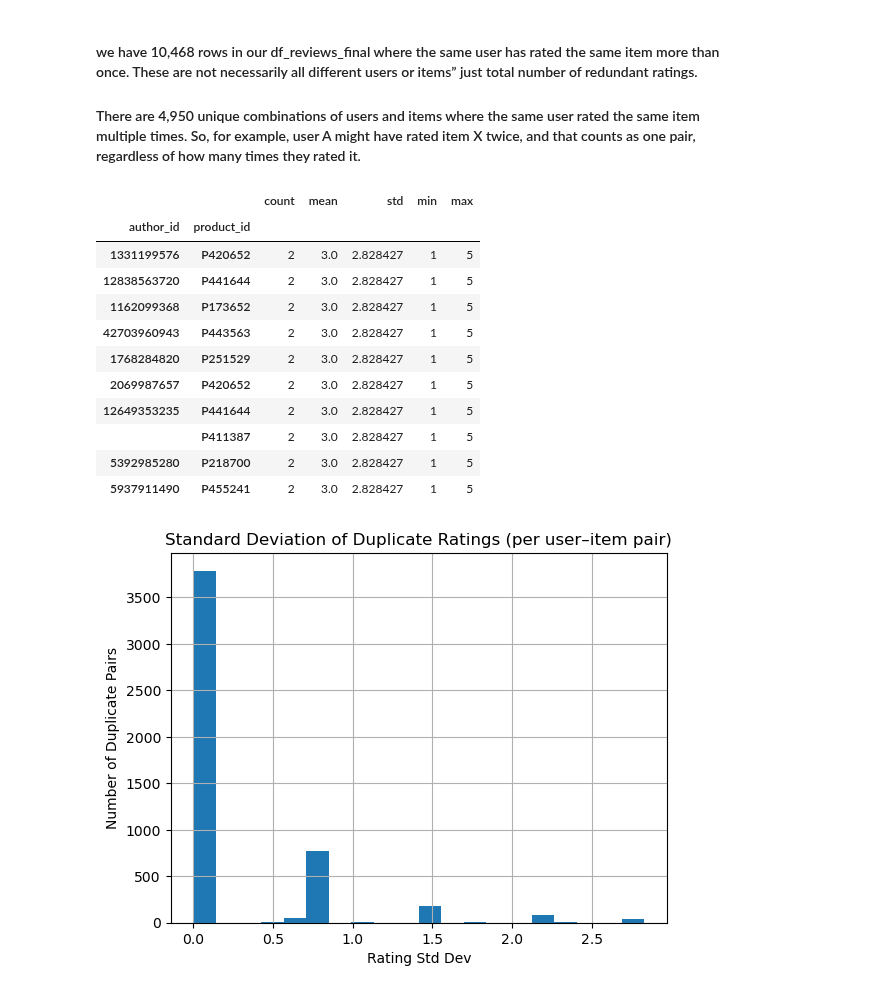
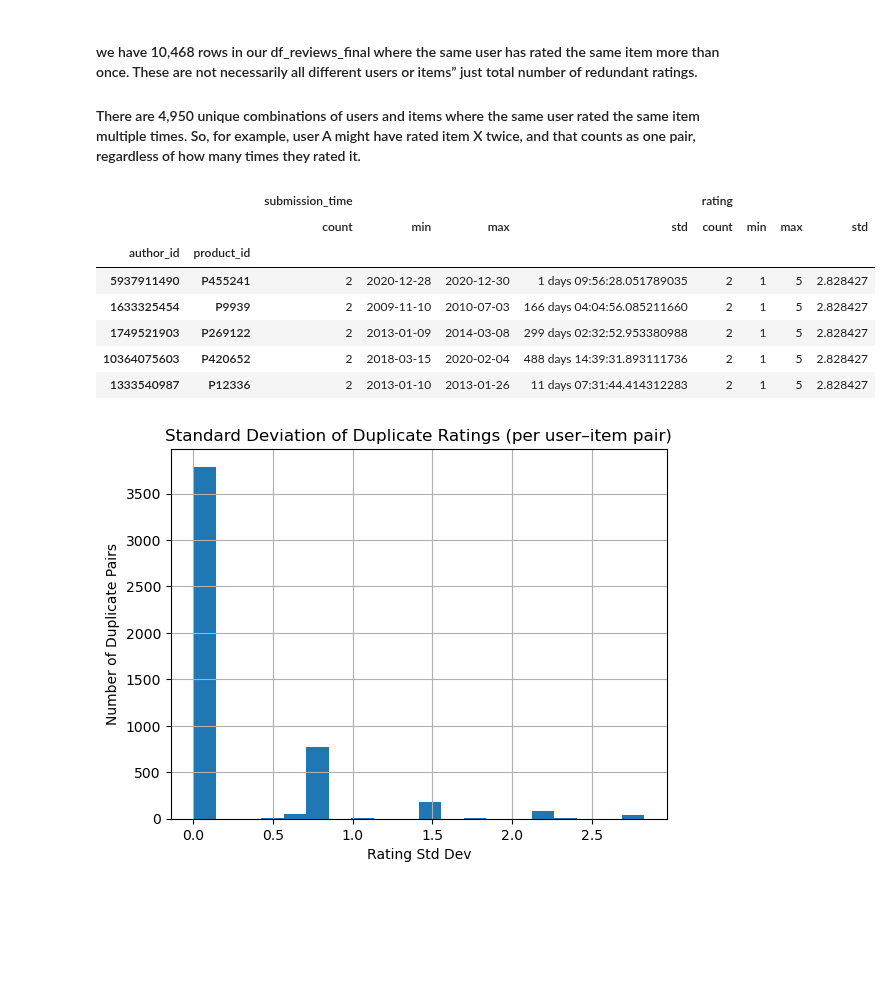
Before and after one commit to nurs-1502/Web_Mining_Project, a Jupyter notebook: NeuralNetworkApproach/NN_w_textFeatures.ipynb, the cells around one changed output. Cells and saved outputs as stored; diff of their text form; code cells hidden in the pictures; blank space fills up the shorter version.

```diff
--- a/NeuralNetworkApproach/NN_w_textFeatures.ipynb
+++ b/NeuralNetworkApproach/NN_w_textFeatures.ipynb
@@ -80,3 +74,14 @@ dtype: int64
+# %%
+df_reviews['submission_time'] = pd.to_datetime(df_reviews['submission_time'], errors='coerce')
+
+dupes_first = df_reviews[df_reviews.duplicated(subset=['author_id', 'product_id'], keep=False)]
+
+dupe_stats_first = dupes_first.groupby(['author_id', 'product_id'])[['submission_time', 'rating']].agg(['count', 'min', 'max', 'std'])
+
+
+dupe_stats_sorted_first = dupe_stats_first.sort_values(by=('rating', 'std'), ascending=False)
+### I will display this result a couple of cells below (dupe_stats_sorted_first)
+df_reviews_final = df_reviews[['product_id', 'author_id', 'rating']].copy()
 # %% [markdown]
 ### remove dummy users
 # %%
@@ -120,25 +123,14 @@ Number of unique (user, item) pairs with duplicates: 4950
 
 #### There are 4,950 unique combinations of users and items where the same user rated the same item multiple times. So, for example, user A might have rated item X twice, and that counts as one pair, regardless of how many times they rated it.
 # %%
-#duplicated (user, item) pairs
-dupes = df_reviews_final[df_reviews_final.duplicated(subset=['author_id', 'product_id'], keep=False)]
-dupe_stats = dupes.groupby(['author_id', 'product_id'])['rating'].agg(['count', 'mean', 'std', 'min', 'max'])
-
-#sort by standard deviation (or count) to inspect variability
-dupe_stats_sorted = dupe_stats.sort_values(by='std', ascending=False)
-
-dupe_stats_sorted.head(10)
+dupe_stats_sorted_first.head(5)
 # %% [output]
-|  |  | count | mean | std | min | max |
-| author_id | product_id |  |  |  |  |  |
-| 1331199576 | P420652 | 2 | 3.0 | 2.828427 | 1 | 5 |
-| 12838563720 | P441644 | 2 | 3.0 | 2.828427 | 1 | 5 |
-| 1162099368 | P173652 | 2 | 3.0 | 2.828427 | 1 | 5 |
-| 42703960943 | P443563 | 2 | 3.0 | 2.828427 | 1 | 5 |
-| 1768284820 | P251529 | 2 | 3.0 | 2.828427 | 1 | 5 |
-| 2069987657 | P420652 | 2 | 3.0 | 2.828427 | 1 | 5 |
-| 12649353235 | P441644 | 2 | 3.0 | 2.828427 | 1 | 5 |
-|  | P411387 | 2 | 3.0 | 2.828427 | 1 | 5 |
-| 5392985280 | P218700 | 2 | 3.0 | 2.828427 | 1 | 5 |
-| 5937911490 | P455241 | 2 | 3.0 | 2.828427 | 1 | 5 |
+|  |  | submission_time |  |  |  | rating |  |  |  |
+|  |  | count | min | max | std | count | min | max | std |
+| author_id | product_id |  |  |  |  |  |  |  |  |
+| 5937911490 | P455241 | 2 | 2020-12-28 | 2020-12-30 | 1 days 09:56:28.051789035 | 2 | 1 | 5 | 2.828427 |
+| 1633325454 | P9939 | 2 | 2009-11-10 | 2010-07-03 | 166 days 04:04:56.085211660 | 2 | 1 | 5 | 2.828427 |
+| 1749521903 | P269122 | 2 | 2013-01-09 | 2014-03-08 | 299 days 02:32:52.953380988 | 2 | 1 | 5 | 2.828427 |
+| 10364075603 | P420652 | 2 | 2018-03-15 | 2020-02-04 | 488 days 14:39:31.893111736 | 2 | 1 | 5 | 2.828427 |
+| 1333540987 | P12336 | 2 | 2013-01-10 | 2013-01-26 | 11 days 07:31:44.414312283 | 2 | 1 | 5 | 2.828427 |
 # %%
```
Also changed, not shown: parts of 29 cells of this notebook, 1 other file.
